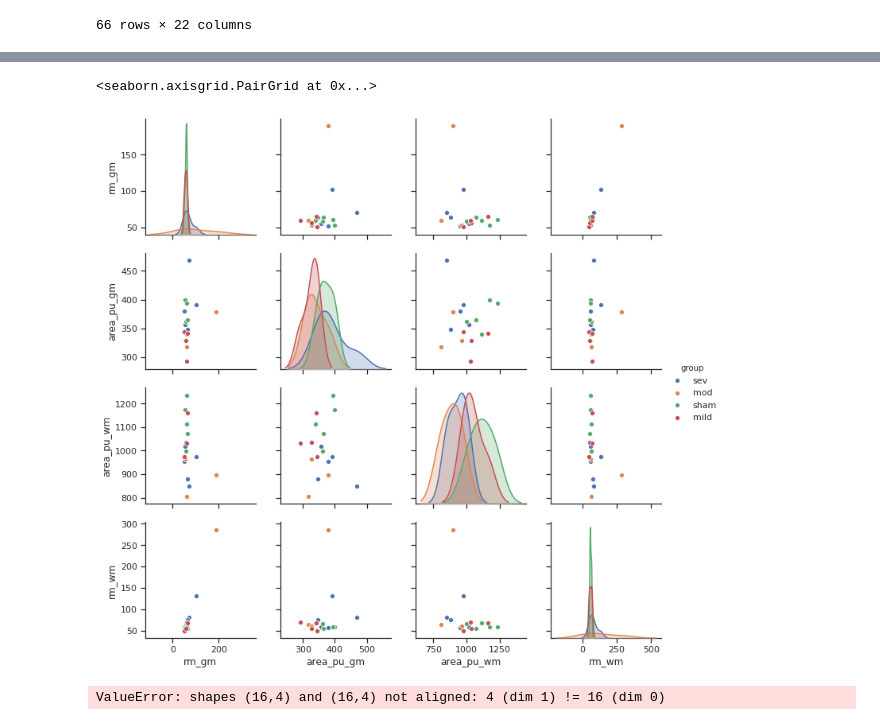
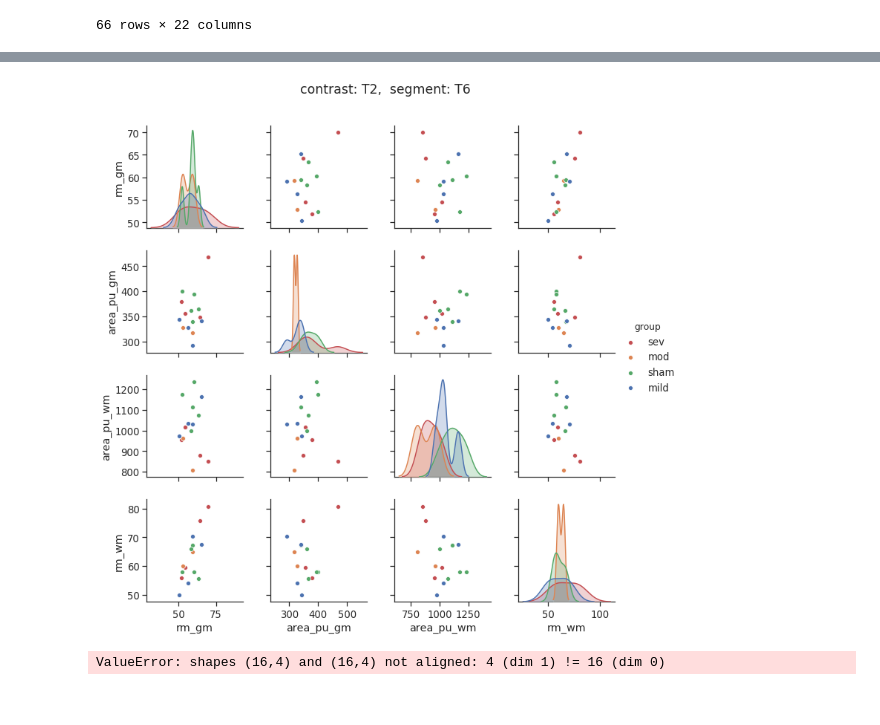
Before and after one commit to felixsc1/SpinalCord, a Jupyter notebook: Notebooks/Analysis.ipynb, the cells around one changed output, grey strips where cells are left out. Drawn from its saved outputs; the diff is of its cells as text; code cells hidden in the pictures.

```diff
--- a/Notebooks/Analysis.ipynb
+++ b/Notebooks/Analysis.ipynb
@@ -132,13 +124,29 @@ df_selection.describe()
-# %%
-import seaborn as sns
-%matplotlib inline
-
-
-sns.set(style="ticks")
-sns.pairplot(df_selection, hue="group")
-# %% [output]
-<seaborn.axisgrid.PairGrid at 0x...>
-[figure, removed]
+# %%
+import seaborn as sns
+
+
+def pairplot_singleDF(df_selection, selection):
+    # sns.palplot(sns.color_palette())  # visualize the current palette
+    defpal = sns.color_palette()
+    newPal = dict(sham = defpal[2], mild = defpal[0], mod = defpal[1], sev = defpal[3])
+
+
+    df_plot = df_selection.drop(['id'], axis=1)
+
+    # optional code to demean data columns:
+    # df_plot = df_selection.drop(['id','group'], axis=1)
+    # df_plot = df_plot - df_plot.mean()
+    # df_plot['group'] = df_selection['group']
+
+    sns.set(style="ticks", font_scale=1.2)
+    # ax = sns.pairplot(df_plot, hue="group", kind="reg")
+    ax = sns.pairplot(df_plot, hue="group", palette=newPal)
+    ax.fig.suptitle(f"contrast: {selection['contrast']},  segment: {selection['segment']}", y=1.05);
+
+
+pairplot_singleDF(df_selection, selection)  # TODO: make widget to select contrast and segments
+# %% [output]
+[figure, added]
 # %%
 # statsmodels doesnt work for this kind of data... see mord or sklearn...
 # https://stackoverflow.com/questions/38549756/how-can-i-do-ordinal-regression-using-the-mord-module-in-python
```
Also changed, not shown: parts of 8 cells of this notebook.
